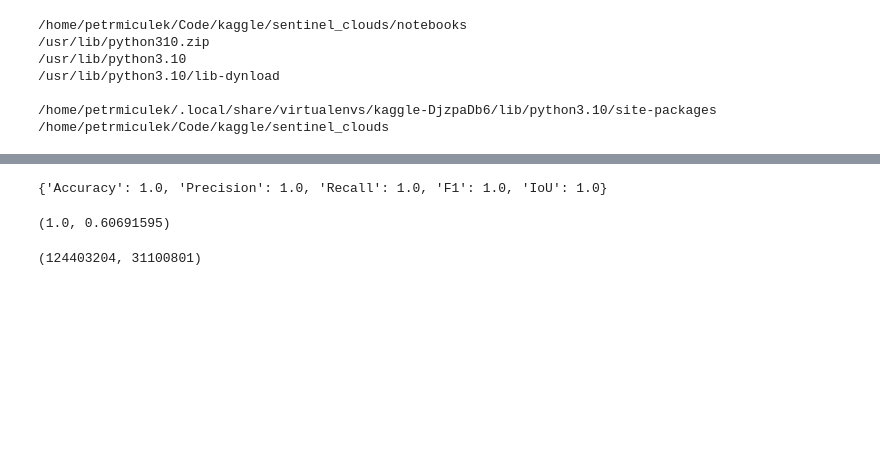
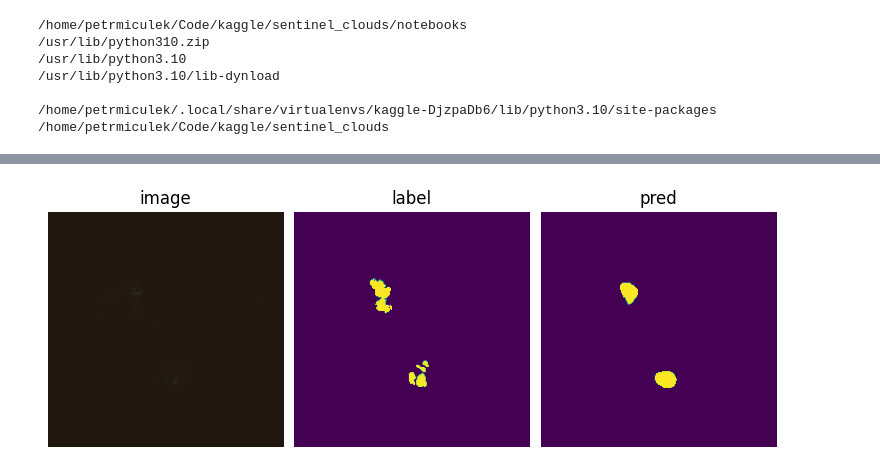
Before and after one commit to petrmiculek/sentinel-clouds, a Jupyter notebook: notebooks/eval.ipynb, the cells around one changed output, grey strips where cells are left out. Cells and saved outputs as stored; diff of their text form; code cells hidden in the pictures; blank space fills up the shorter version.

```diff
--- a/notebooks/eval.ipynb
+++ b/notebooks/eval.ipynb
@@ -38,9 +61,8 @@ from src.models.util import keys_append, print_dict
 # path_data = '/mnt/sdb1/code/sentinel2/interim'
 path_processed = '/mnt/sdb1/code/sentinel2/processed'
 dataset_kwargs = {'tile_size': 224, 'crop_pad_mask': 'crop'}
-loader_kwargs = {'batch_size': 1, 'num_workers': 0, 'pin_memory': True, 'shuffle': False}
+loader_kwargs = {'batch_size': 16, 'num_workers': 0, 'pin_memory': True, 'shuffle': False}
 # loader = get_loaders(path_data, **dataset_kwargs, **loader_kwargs)
 path_out_val = join(path_processed, 'val.npz')
-dataset_val = CloudProcessedDataset(path_out_val)  # TODO data loader, not dataset
-# loader = get_loaders_processed(path_processed, splits=['test', 'val'], **dataset_kwargs, **loader_kwargs)
-# loader['train'] = loader['test']  # TODO: debug, remove
+loader = get_loaders_processed(path_processed, splits=['test', 'val'], **dataset_kwargs, **loader_kwargs)
+loader['train'] = loader['test']  # TODO: debug, remove
@@ -74,0 +71,8 @@ Estimated Total Size (MB): 351.20
+# %%
+device = torch.device('cuda' if torch.cuda.is_available() else 'cpu')
+path_model = join('/home/petrmiculek/Code/kaggle/sentinel_clouds/src', 'runs', run_name, 'model_checkpoint.pt')
+os.path.exists(path_model)
+weights = torch.load(path_model, map_location=device)
+model = getattr(smp, run.config['architecture'])(encoder_name=run.config['backbone'], encoder_weights=None, in_channels=4, classes=1).to(device)
+model = model.eval()
+weights.keys()
@@ -74,0 +114,6 @@ Estimated Total Size (MB): 351.20
+# %%
+weights_wrong = model.load_state_dict(weights, strict=False)
+model_summary = summary(model, input_size=(1, 4, 224, 224))
+# print(model_summary)  # todo shorter summary
+criterion = DiceAndBCELogitLoss(bce_factor=run.config['bce_factor'], dice_factor=run.config['dice_factor'], choice=run.config['loss'])
+print(weights_wrong)
@@ -96,14 +163,19 @@ results_val
-# %%
-metrics = compute_metrics(results_val['labels'], results_val['preds'])
-metrics
-# %% [output]
-{'Accuracy': 1.0, 'Precision': 1.0, 'Recall': 1.0, 'F1': 1.0, 'IoU': 1.0}
-# %%
-results_val['labels'].mean(), results_val['preds'].mean()
-# %% [output]
-(1.0, 0.60691595)
-# %%
-model_summary.total_param_bytes, model_summary.total_params
-# model_summary.__dict__
-# %% [output]
-(124403204, 31100801)
+# %%
+loader_iter = iter(loader['test'])
+# %%
+# Per-tile plotting
+from src.visualization.visualize import plot_many
+batch = next(loader_iter)
+logits = model(batch['image'].to(device))
+pred = sigmoid(logits)
+for i in range(len(batch['image'])):
+    # print(batch['image'][i:i+1].sum().item())
+    pred_hard = (pred[i:i+1] > 0.5).float().cpu().numpy()
+    label = (batch['label'][i:i+1] > 0.5).float().cpu().numpy()
+    img_np = batch['image'][i, :3].cpu().numpy().transpose(1, 2, 0)
+    # canvas = np.c_[img_np, label[0, 0, :, :], pred_hard[0, 0, :, :]]
+    plot_many([img_np, label[0, 0, :, :], pred_hard[0, 0, :, :]], vmin=0, vmax=1, titles=['image', 'label', 'pred'])
+    # plt.imshow(canvas)
+    # plt.show()
+# %% [output]
+[figure, added]
```
Also changed, not shown: parts of 27 cells of this notebook, 7 other files.
